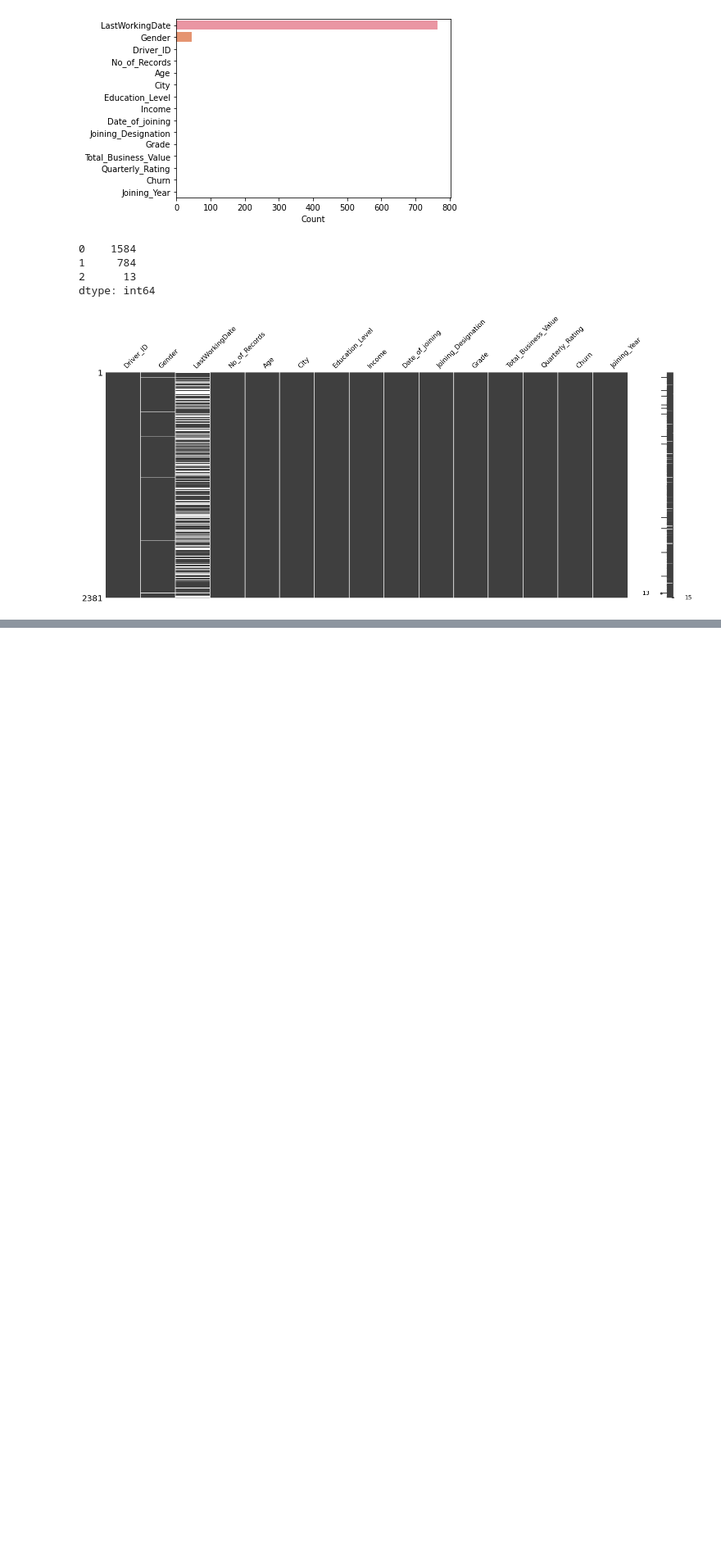
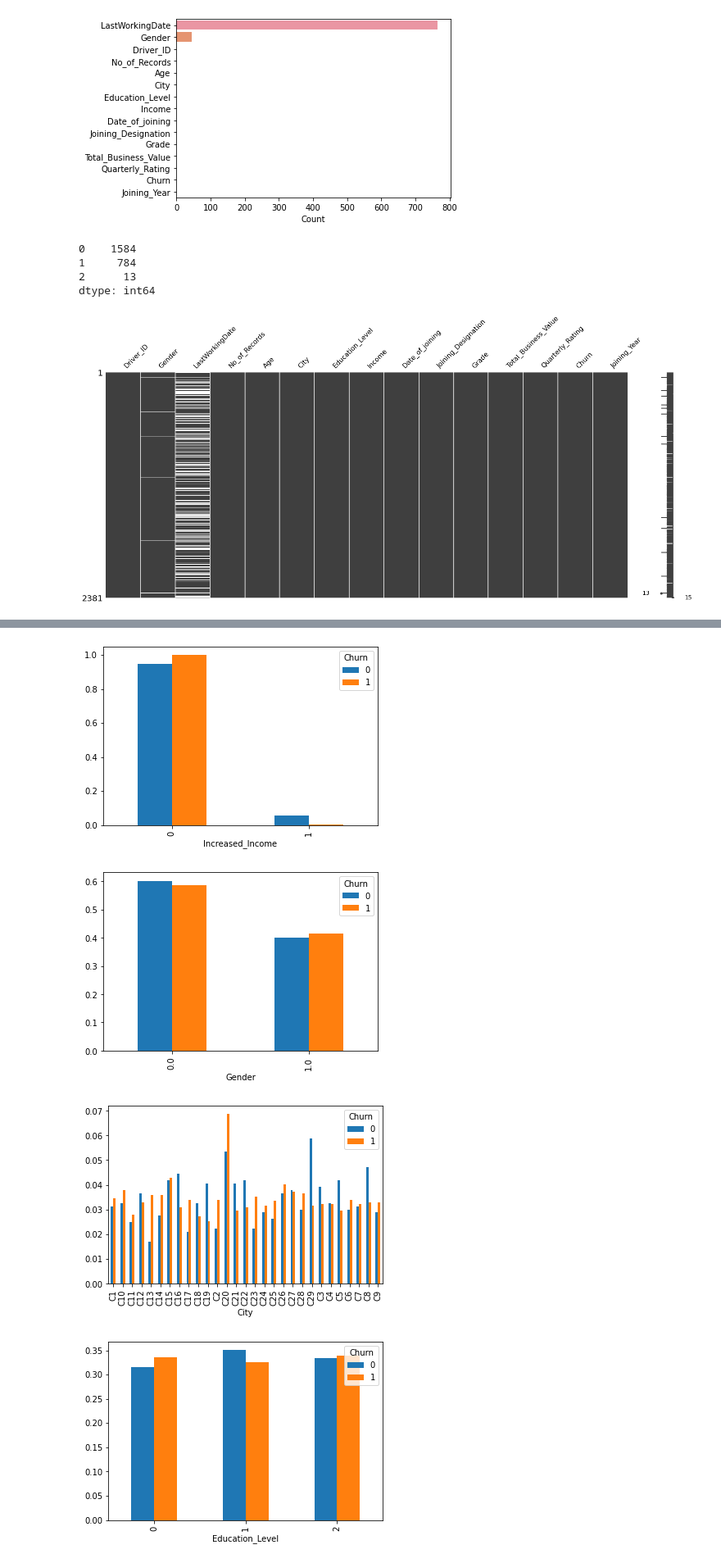
Before and after one commit to pkmariya/Scaler01, a Jupyter notebook: OLA_CaseStudy_Mariya_DSMLJune2022.ipynb, the cells around one changed output, grey strips where cells are left out. Shown at 82% size. Drawn from its saved outputs; the diff is of its cells as text; code cells hidden in the pictures; blank space fills up the shorter version.

```diff
--- a/OLA_CaseStudy_Mariya_DSMLJune2022.ipynb
+++ b/OLA_CaseStudy_Mariya_DSMLJune2022.ipynb
@@ -320,0 +439,2 @@ plt.show()
+# %%
+Mdata.drop(['Driver_tenure_days'], axis=1, inplace=True)
@@ -320,0 +457,15 @@ plt.show()
+# %%
+Mdata['Grade'] = np.round(Mdata['Grade'])
+# %%
+Mdata['Quarterly_Rating'] = Mdata['Quarterly_Rating'].round()
+# %%
+cat_features = ['Increased_Income', 'Gender', 'City', 'Education_Level', 'Joining_Designation', 'Grade', 'Quarterly_Rating', 'Quarterly_Rating_Increased', 'Joining_Year']
+# %%
+y = Mdata['Churn']
+for col in cat_features:
+  pd.crosstab(index=Mdata[col], columns=y, normalize='columns').plot(kind='bar')
+# %% [output]
+[figure, added]
+[figure, added]
+[figure, added]
+[figure, added]
```
Also changed, not shown: parts of 32 cells of this notebook.
